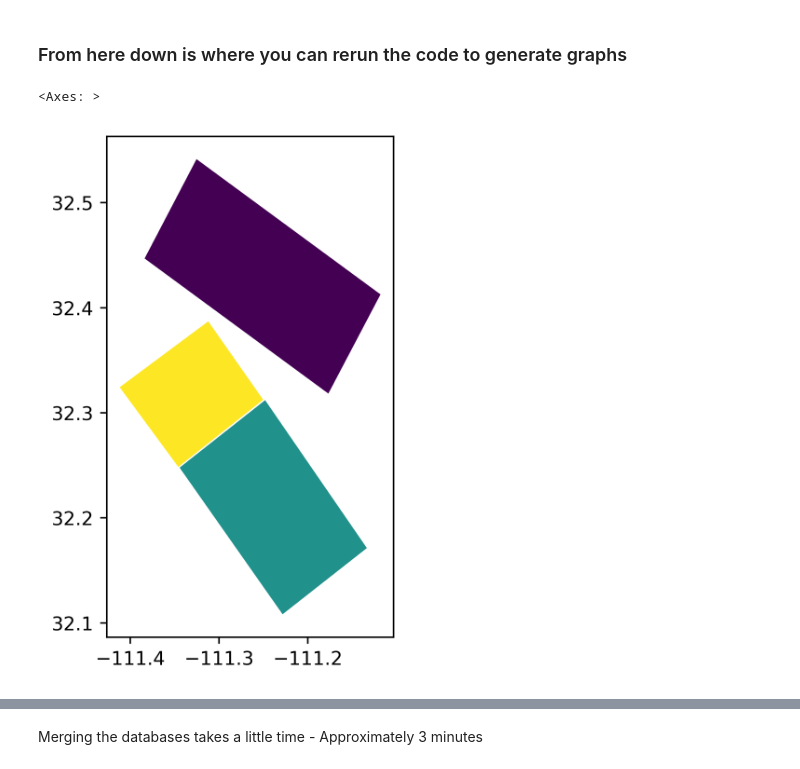
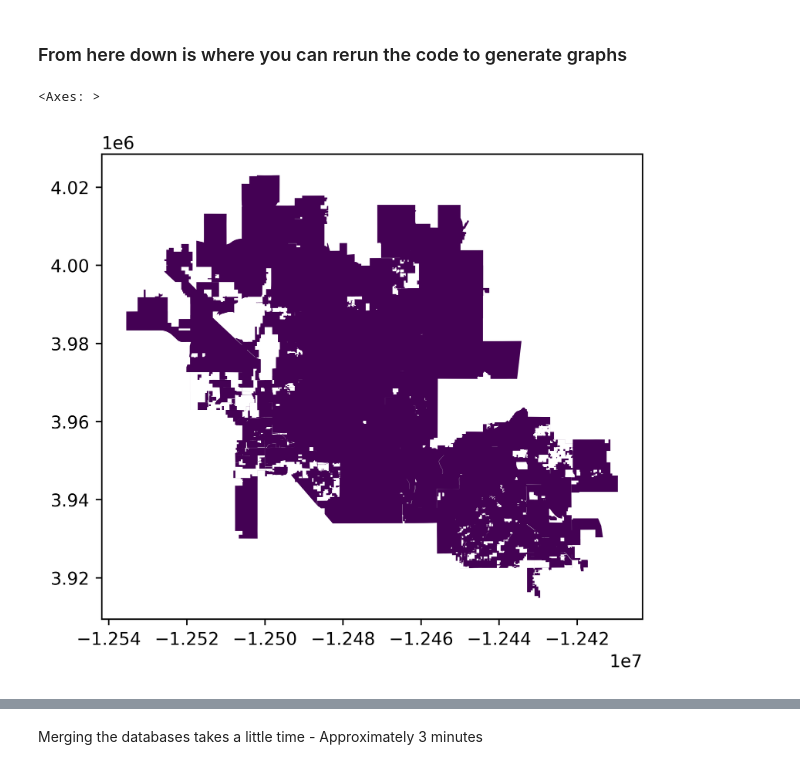
Before and after one commit to dtadych/Az-Spatiotemporal-Drought-Analysis, a Jupyter notebook: AnalysisCodes/Casestudy_Analysis.ipynb, the cells around one changed output, grey strips where cells are left out. Cells and saved outputs as stored; diff of their text form; code cells hidden in the pictures.

```diff
--- a/AnalysisCodes/Casestudy_Analysis.ipynb
+++ b/AnalysisCodes/Casestudy_Analysis.ipynb
@@ -213,14 +213,14 @@ annual_db2.head()
 # %%
 # Read in the shapefile
 
 # filename_shapeile = 'georeg_reproject_fixed.shp'
-filename_shapeile = 'AvraValleyGSF.shp'
+filename_shapeile = 'Urban_Phoenix_Merged.shp'
 filepath = os.path.join(shapepath_local, filename_shapeile)
 shapefile = gp.read_file(filepath)
 shapefile.plot(cmap='viridis')
 # %% [output]
 <Axes: >
-[figure, old version]
+[figure, new version]
 # %%
 shapefile
 # %% [output]
```
Also changed, not shown: parts of 22 cells of this notebook.
